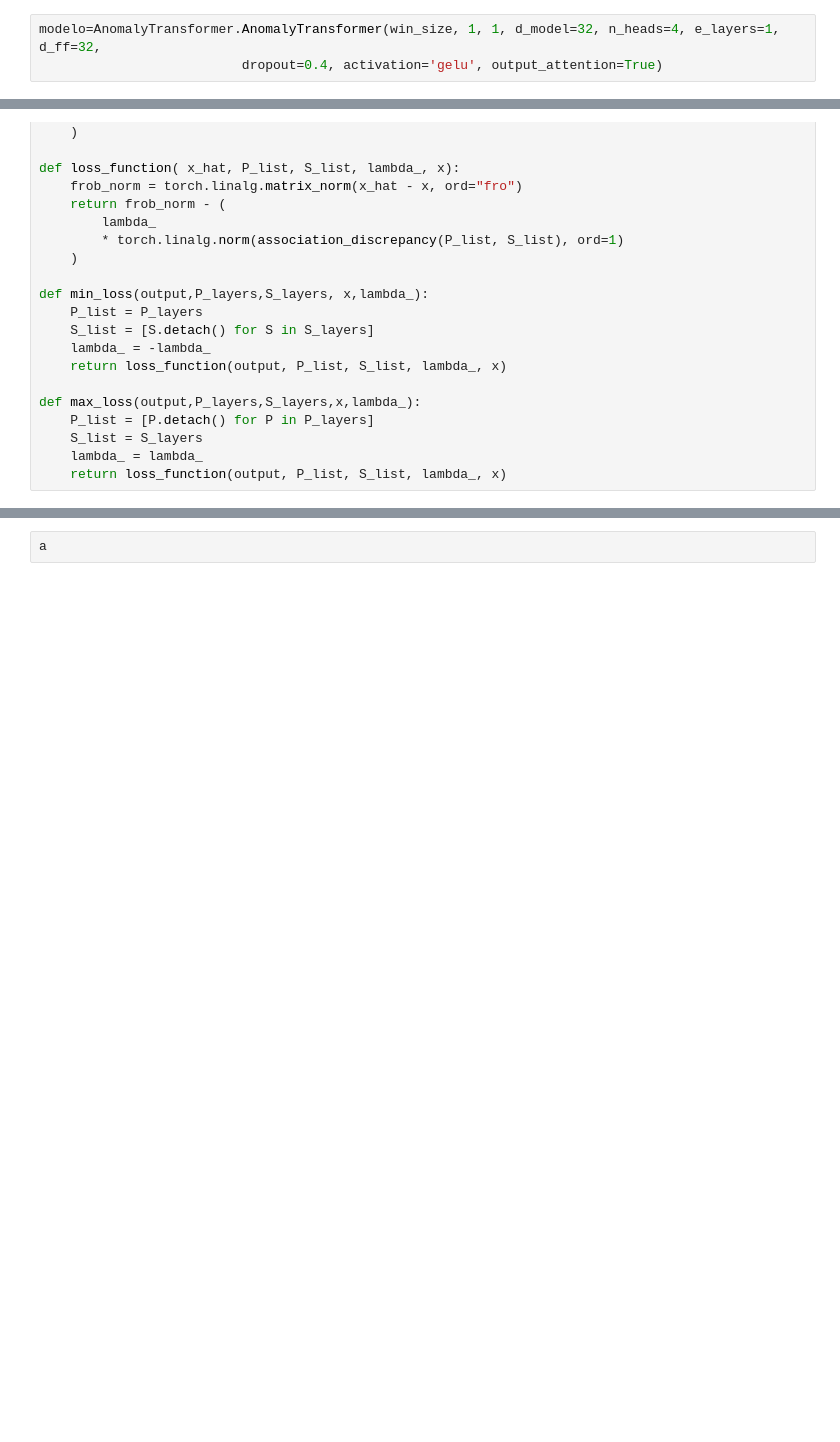
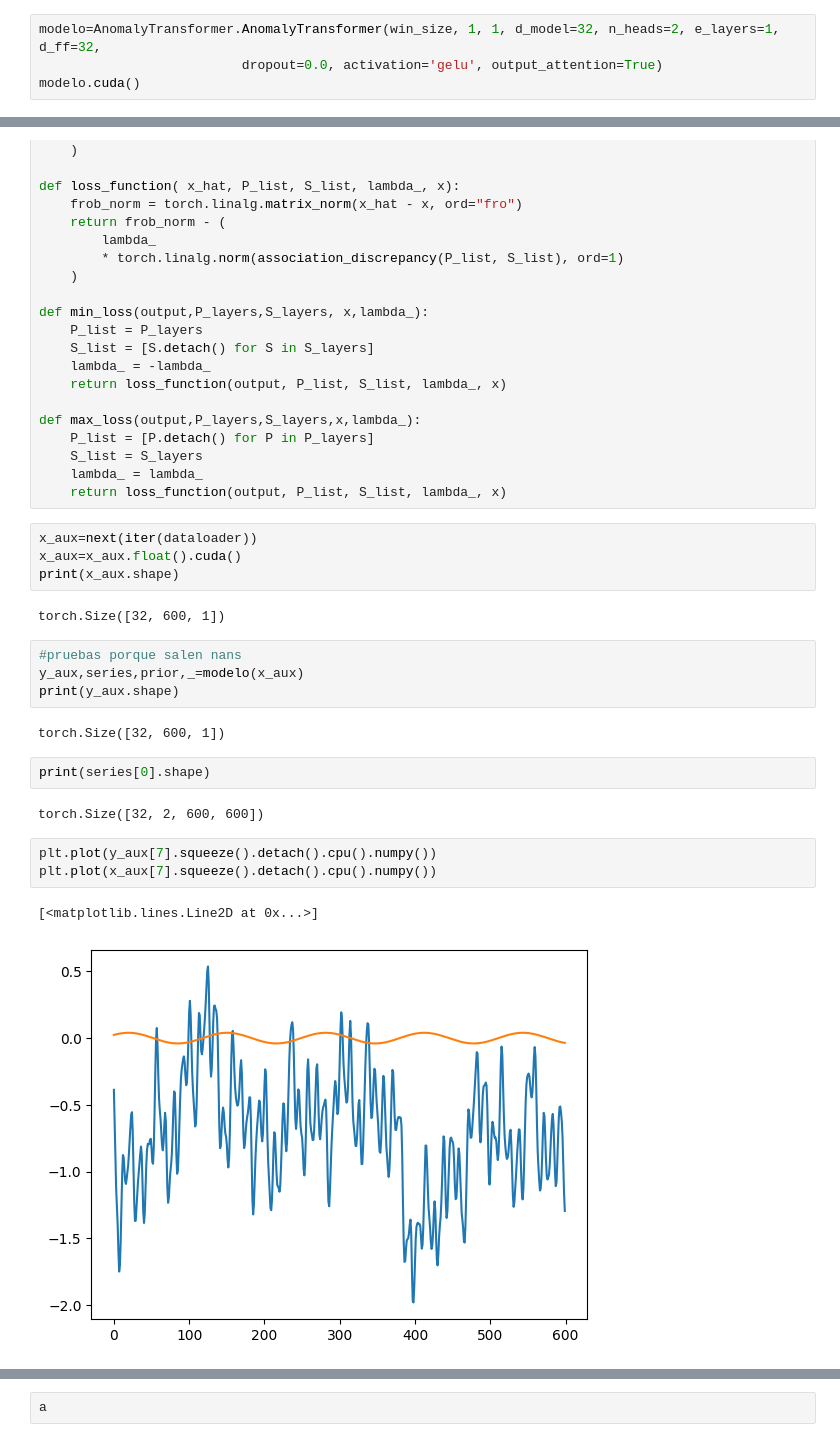
Before and after one commit to ArturoSirvent/TFM, a Jupyter notebook: 1.1-Break_pruebasTranformer/notebooks/2-Train_withMiniMax.ipynb, the cells around one changed output, grey strips where cells are left out. Cells and saved outputs as stored; diff of their text form; blank space fills up the shorter version.

```diff
--- a/1.1-Break_pruebasTranformer/notebooks/2-Train_withMiniMax.ipynb
+++ b/1.1-Break_pruebasTranformer/notebooks/2-Train_withMiniMax.ipynb
@@ -65,5 +65,6 @@ dataloader=DataLoader(data,batch_size=32,shuffle=True)
 # %% [markdown]
 No es todo lo personalizable que querria, pero bien, ahora creamos la red.
 # %%
-modelo=AnomalyTransformer.AnomalyTransformer(win_size, 1, 1, d_model=32, n_heads=4, e_layers=1, d_ff=32,
-                          dropout=0.4, activation='gelu', output_attention=True)
+modelo=AnomalyTransformer.AnomalyTransformer(win_size, 1, 1, d_model=32, n_heads=2, e_layers=1, d_ff=32,
+                          dropout=0.0, activation='gelu', output_attention=True)
+modelo.cuda()
@@ -137,3 +156,25 @@ def max_loss(output,P_layers,S_layers,x,lambda_):
     S_list = S_layers
     lambda_ = lambda_
     return loss_function(output, P_list, S_list, lambda_, x)
+# %%
+x_aux=next(iter(dataloader))
+x_aux=x_aux.float().cuda()
+print(x_aux.shape)
+# %% [output]
+torch.Size([32, 600, 1])
+# %%
+#pruebas porque salen nans
+y_aux,series,prior,_=modelo(x_aux)
+print(y_aux.shape)
+# %% [output]
+torch.Size([32, 600, 1])
+# %%
+print(series[0].shape)
+# %% [output]
+torch.Size([32, 2, 600, 600])
+# %%
+plt.plot(y_aux[7].squeeze().detach().cpu().numpy())
+plt.plot(x_aux[7].squeeze().detach().cpu().numpy())
+# %% [output]
+[<matplotlib.lines.Line2D at 0x...>]
+[figure, added]
```
Also changed, not shown: parts of 5 cells of this notebook.
